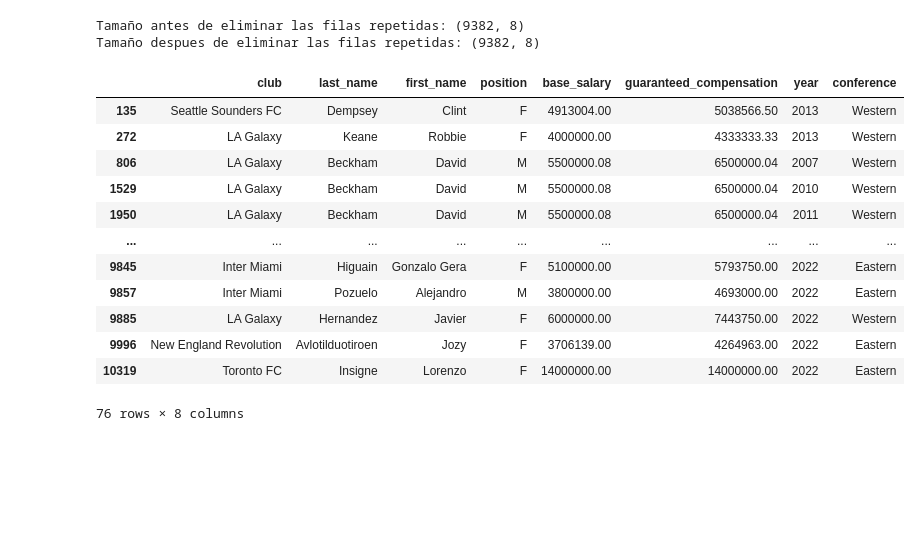
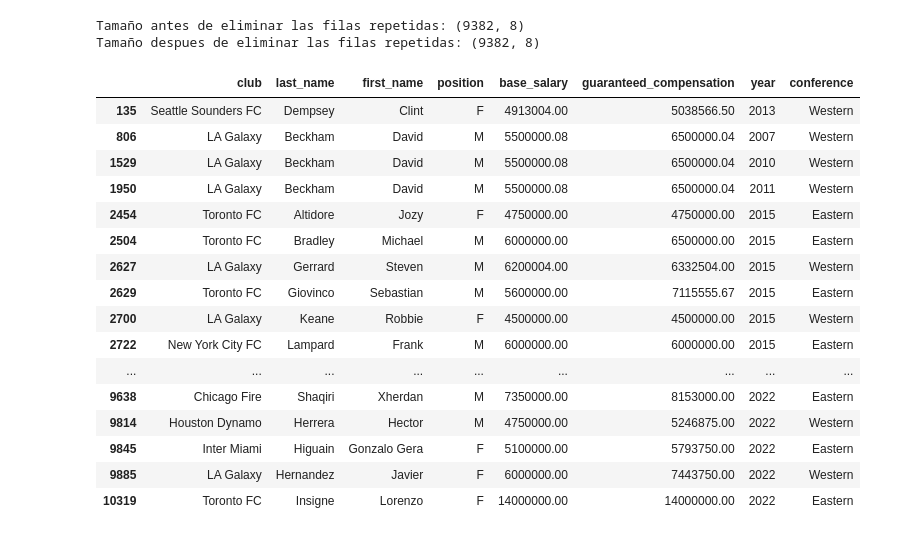
Before and after one commit to bry4ann02/BECC1927439-MineriaDeDatos, a Jupyter notebook: tarea 2.ipynb, the cells around one changed output. Saved outputs shown, nothing was run; the diff lists cells and outputs as text; code cells hidden in the pictures; blank space fills up the shorter version.

```diff
--- a/tarea 2.ipynb
+++ b/tarea 2.ipynb
@@ -102,18 +102,22 @@ print(f'Tamaño despues de eliminar las filas repetidas: {data.shape}')
 Tamaño antes de eliminar las filas repetidas: (9382, 8)
 Tamaño despues de eliminar las filas repetidas: (9382, 8)
 # %%
-data[data['base_salary'] >= 3500000]
+data[data['base_salary'] >= 4500000]
 # %% [output]
 |  | club | last_name | first_name | position | base_salary | guaranteed_compensation | year | conference |
 | 135 | Seattle Sounders FC | Dempsey | Clint | F | 4913004.00 | 5038566.50 | 2013 | Western |
-| 272 | LA Galaxy | Keane | Robbie | F | 4000000.00 | 4333333.33 | 2013 | Western |
 | 806 | LA Galaxy | Beckham | David | M | 5500000.08 | 6500000.04 | 2007 | Western |
 | 1529 | LA Galaxy | Beckham | David | M | 5500000.08 | 6500000.04 | 2010 | Western |
 | 1950 | LA Galaxy | Beckham | David | M | 5500000.08 | 6500000.04 | 2011 | Western |
+| 2454 | Toronto FC | Altidore | Jozy | F | 4750000.00 | 4750000.00 | 2015 | Eastern |
+| 2504 | Toronto FC | Bradley | Michael | M | 6000000.00 | 6500000.00 | 2015 | Eastern |
+| 2627 | LA Galaxy | Gerrard | Steven | M | 6200004.00 | 6332504.00 | 2015 | Western |
+| 2629 | Toronto FC | Giovinco | Sebastian | M | 5600000.00 | 7115555.67 | 2015 | Eastern |
+| 2700 | LA Galaxy | Keane | Robbie | F | 4500000.00 | 4500000.00 | 2015 | Western |
+| 2722 | New York City FC | Lampard | Frank | M | 6000000.00 | 6000000.00 | 2015 | Eastern |
 | ... | ... | ... | ... | ... | ... | ... | ... | ... |
+| 9638 | Chicago Fire | Shaqiri | Xherdan | M | 7350000.00 | 8153000.00 | 2022 | Eastern |
+| 9814 | Houston Dynamo | Herrera | Hector | M | 4750000.00 | 5246875.00 | 2022 | Western |
 | 9845 | Inter Miami | Higuain | Gonzalo Gera | F | 5100000.00 | 5793750.00 | 2022 | Eastern |
-| 9857 | Inter Miami | Pozuelo | Alejandro | M | 3800000.00 | 4693000.00 | 2022 | Eastern |
 | 9885 | LA Galaxy | Hernandez | Javier | F | 6000000.00 | 7443750.00 | 2022 | Western |
-| 9996 | New England Revolution | Avlotilduotiroen | Jozy | F | 3706139.00 | 4264963.00 | 2022 | Eastern |
 | 10319 | Toronto FC | Insigne | Lorenzo | F | 14000000.00 | 14000000.00 | 2022 | Eastern |
-76 rows × 8 columns
```
